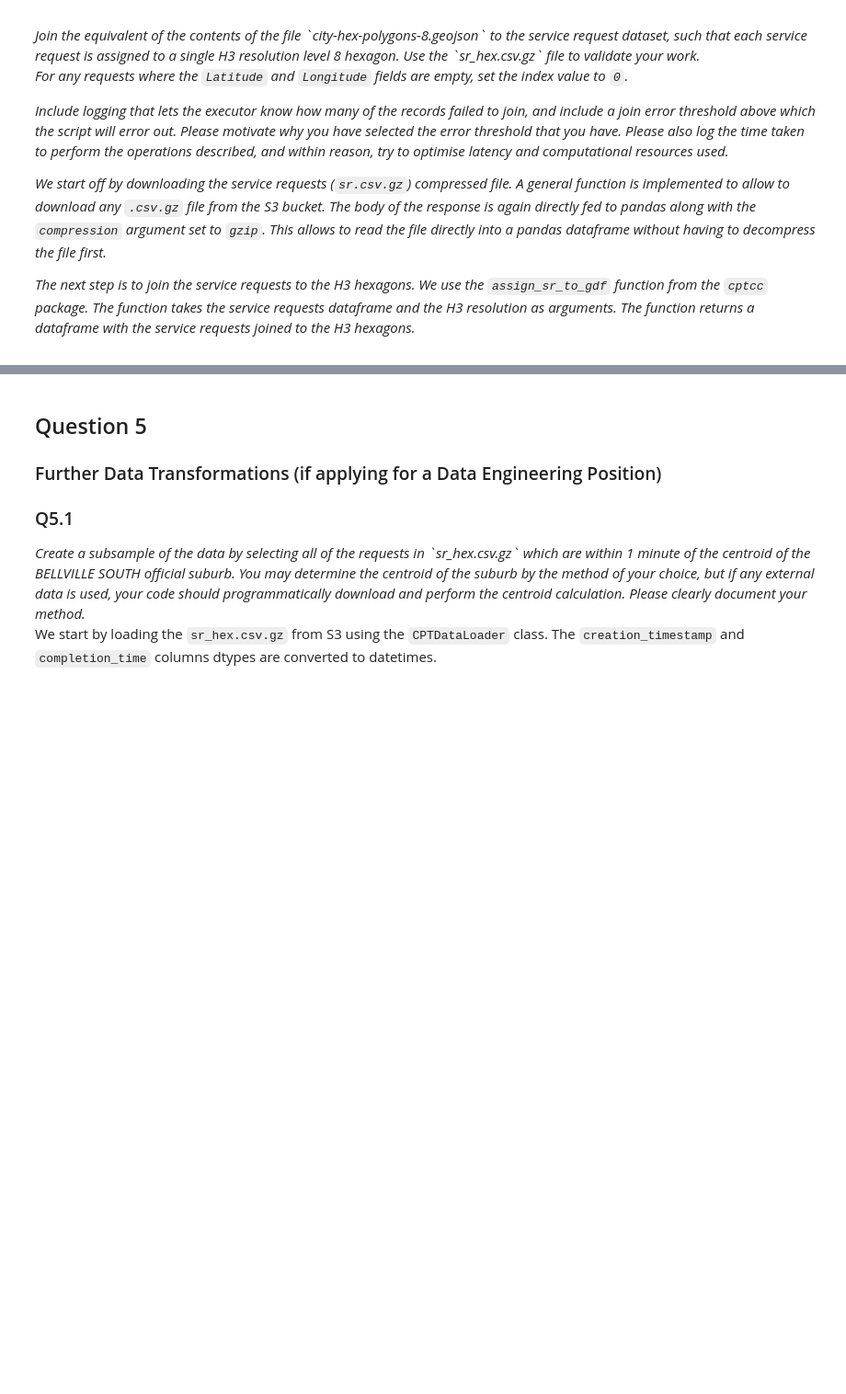
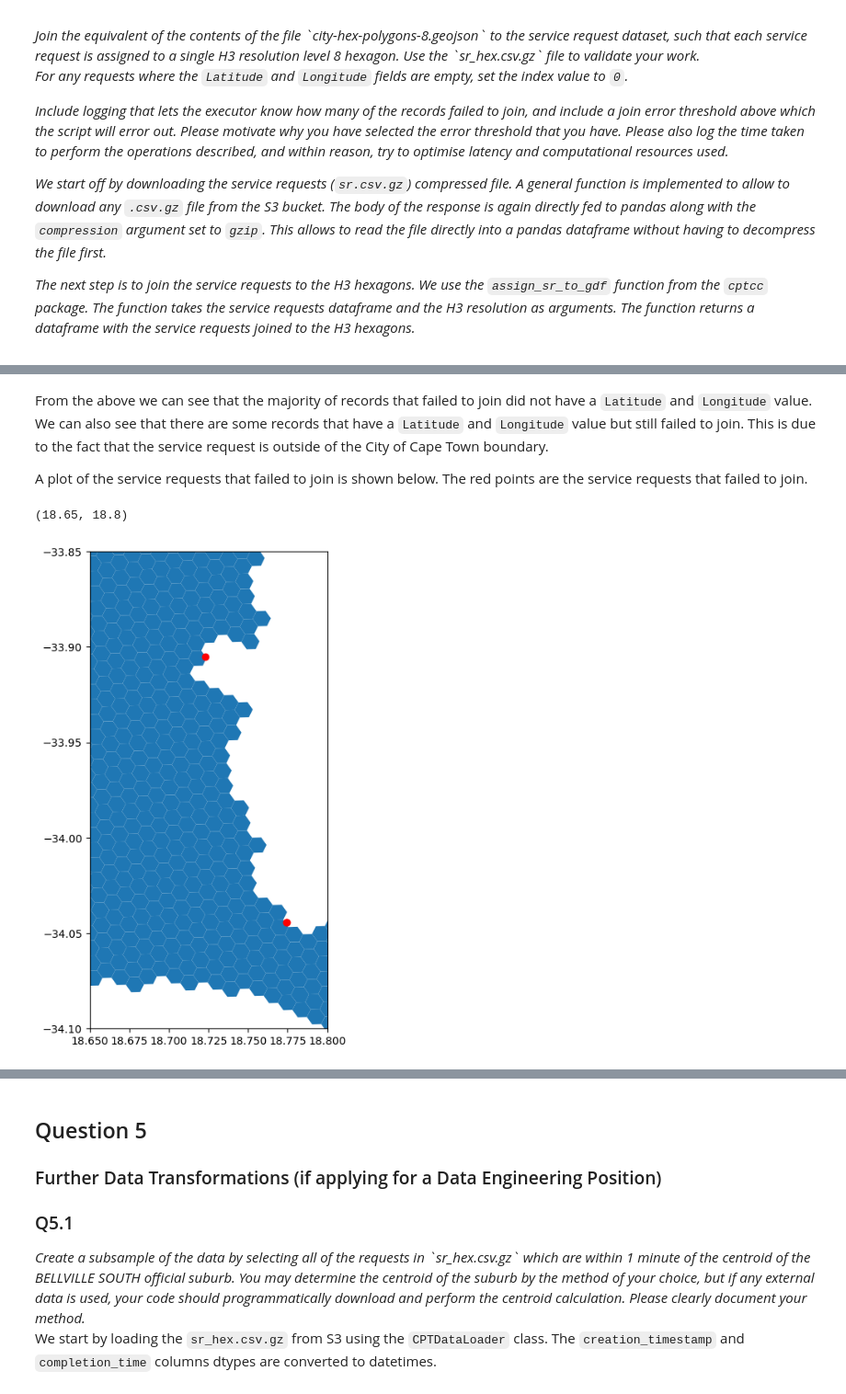
Before and after one commit to cobus-louw/ds_code_challenge, a Jupyter notebook: main.ipynb, the cells around one changed output, grey strips where cells are left out. Shown at 92% size. Saved outputs shown, nothing was run; the diff lists cells and outputs as text; code cells hidden in the pictures; blank space fills up the shorter version.

Commit message:
feat: :sparkles: Elaborated on failures and threshold of the service request gdf join

```diff
--- a/main.ipynb
+++ b/main.ipynb
@@ -132,0 +133,5 @@ sr_gdf.head()
+# %%
+failed_df = sr_gdf[sr_gdf['h3_level8_index']=='0']
+print(f'number na lat: {failed_df["latitude"].isna().sum()}')
+print(f'number na long: {failed_df["longitude"].isna().sum()}')
+failed_df[failed_df['longitude'].notna()]
@@ -132,0 +145,15 @@ sr_gdf.head()
+# %% [markdown]
+From the above we can see that the majority of records that failed to join did not have a `Latitude` and `Longitude` value. We can also see that there are some records that have a `Latitude` and `Longitude` value but still failed to join. This is due to the fact that the service request is outside of the City of Cape Town boundary.
+
+A plot of the service requests that failed to join is shown below. The red points are the service requests that failed to join.
+# %%
+ax = gdf.plot()
+failed_df[failed_df['longitude'].notna()][['latitude', 'longitude']]
+ax.scatter(failed_df[failed_df['longitude'].notna()]['longitude'], failed_df[failed_df['longitude'].notna()]['latitude'], color='red')
+# change fig size
+ax.figure.set_size_inches(8, 8)
+ax.set_ylim( -34.1, -33.85)
+ax.set_xlim(18.65, 18.8)
+# %% [output]
+(18.65, 18.8)
+[figure, added]
```
Also changed, not shown: parts of 9 cells of this notebook.
